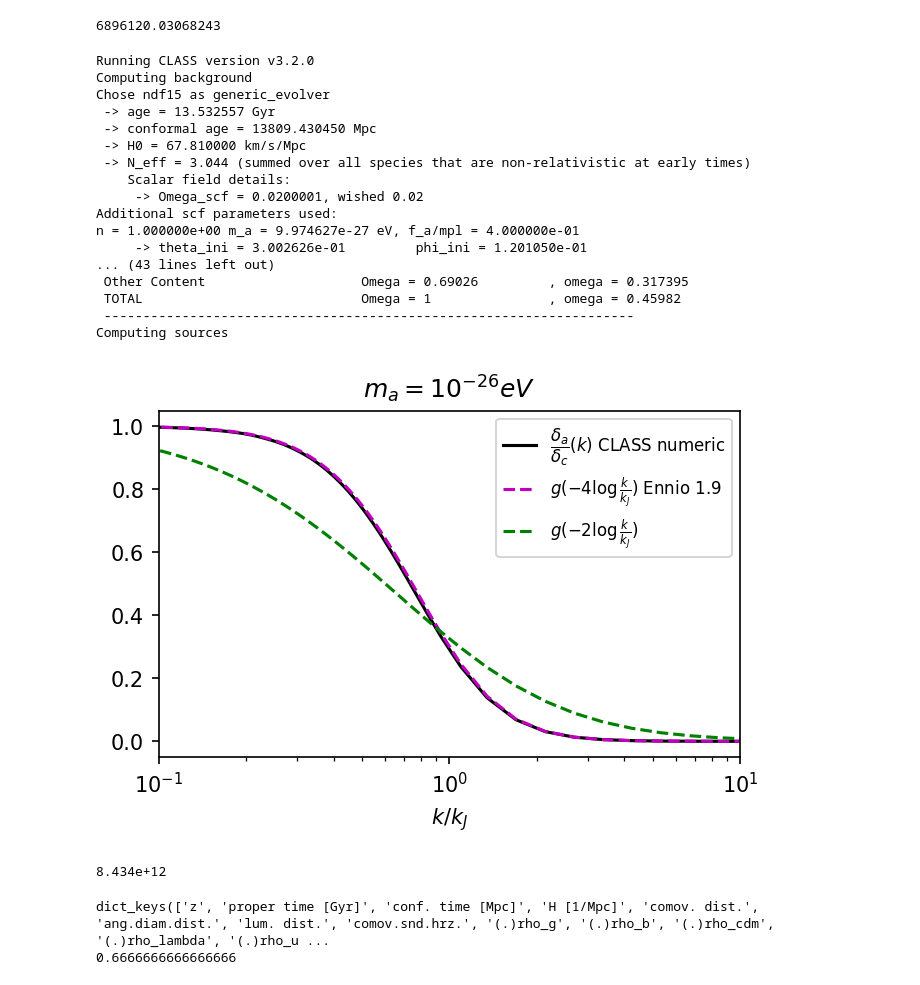
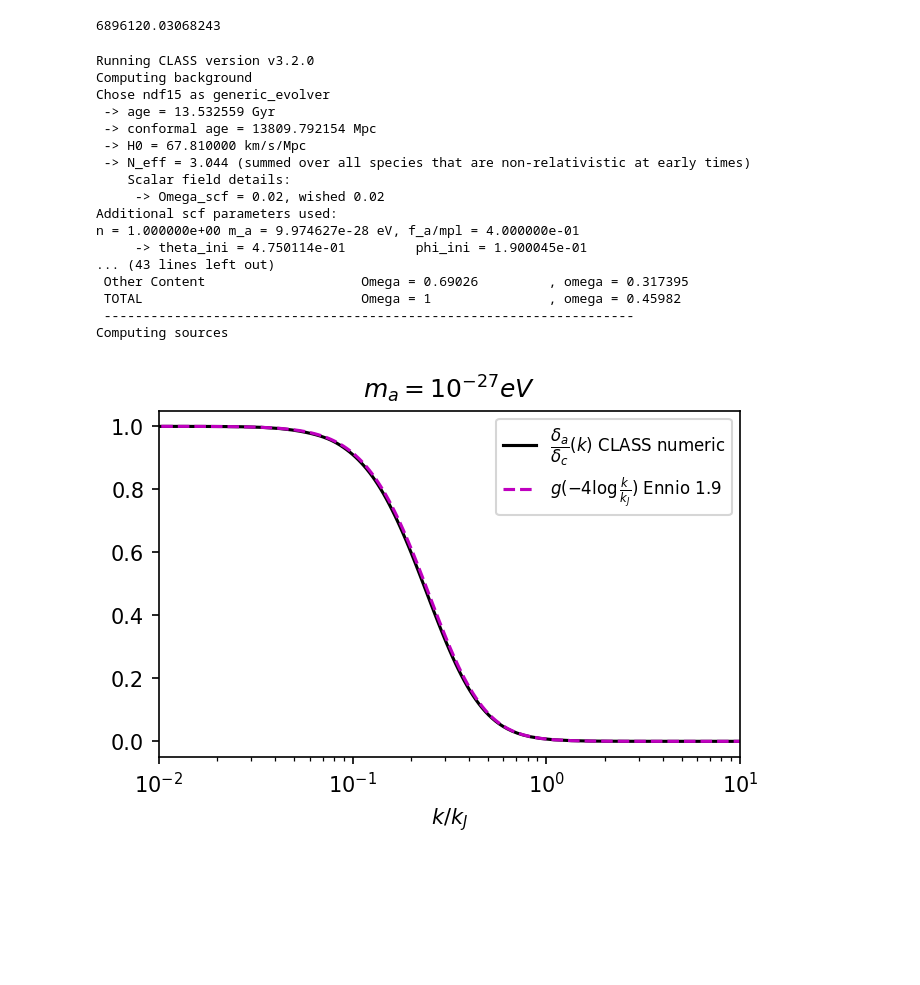
Before and after one commit to fverd/class, a Jupyter notebook: soundspeed-scripts/match_kJ.ipynb, the cells around one changed output. Drawn from its saved outputs; the diff is of its cells as text; code cells hidden in the pictures; blank space fills up the shorter version.

```diff
--- a/soundspeed-scripts/match_kJ.ipynb
+++ b/soundspeed-scripts/match_kJ.ipynb
@@ -32,7 +32,7 @@ print(1.e-26* _ev_to_HO_)
 chiCDM = Class()
 chiCDM.set(common_settings)
 
-m_ev = 1.e-26
+m_ev = 1.e-27
 chiCDM.set({
     'omega_cdm': 0.12,
     'scf_potential': 'axion',
@@ -70,15 +70,15 @@ pureCDM.compute()
 Running CLASS version v3.2.0
 Computing background
 Chose ndf15 as generic_evolver
- -> age = 13.532557 Gyr
- -> conformal age = 13809.430450 Mpc
+ -> age = 13.532559 Gyr
+ -> conformal age = 13809.792154 Mpc
  -> H0 = 67.810000 km/s/Mpc
  -> N_eff = 3.044 (summed over all species that are non-relativistic at early times)
     Scalar field details:
-     -> Omega_scf = 0.0200001, wished 0.02
+     -> Omega_scf = 0.02, wished 0.02
 Additional scf parameters used:
-n = 1.000000e+00 m_a = 9.974627e-27 eV, f_a/mpl = 4.000000e-01
-     -> theta_ini = 3.002626e-01         phi_ini = 1.201050e-01
+n = 1.000000e+00 m_a = 9.974627e-28 eV, f_a/mpl = 4.000000e-01
+     -> theta_ini = 4.750114e-01         phi_ini = 1.900045e-01
 ... (43 lines left out)
  Other Content                    Omega = 0.69026         , omega = 0.317395
  TOTAL                            Omega = 1               , omega = 0.45982
@@ -87,45 +87,32 @@ Computing sources
 # %%
 zeval = 0.5
 chi_tk_k = chiCDM.get_transfer(z=zeval)
 
 kEval=chi_tk_k['k (h/Mpc)']
 d_ax_k=-chi_tk_k['d_scf']
 d_cdm_k=-chi_tk_k['d_cdm']
 
 T_ratio_k =d_ax_k/ d_cdm_k
 
 def g_an(t):
     return  1 + 6 * np.exp(-t) * np.cos(np.sqrt(6) * np.exp(-t / 2)) * sici(np.sqrt(6) * np.exp(-t / 2))[1] - 3 * np.exp(-t) * np.pi * np.sin(np.sqrt(6) * np.exp(-t / 2)) + 6 * np.exp(-t) * np.sin(np.sqrt(6) * np.exp(-t / 2)) * sici(np.sqrt(6) * np.exp(-t / 2))[0]
 
 # H0p5 = Ha_chi_int(0.666)/0.666
 # kJ0p5 = np.sqrt(H0p5 * m_ax)/0.67810
 # kJest = np.sqrt(3.336e-04 * h * m_ev * 1.56e29)/h * (0.6666)**0.25
 
-# kJest =3.9e-4 * pow(m_ev*_ev_to_HO_,1/2) * pow(1/(1+0.5),1/4)
-kJest =8.4e12 * pow(m_ev/h,1/2) * 0.666**0.25
+kJest =3.9e-4 * pow(m_ev*_ev_to_HO_,1/2) * pow(1/(1+0.5),1/4)
+# kJest =8.4e12 * pow(m_ev/h,1/2) * 0.666**0.25
 
 plt.figure(figsize=(5,3), dpi=150)
 plt.plot(kEval, T_ratio_k,'k',label=r'$\dfrac{\delta_a}{\delta_c}(k)$ CLASS numeric')
 plt.plot(kEval, g_an(-4*np.log(kEval/(kJest))),'m--',label=r'$g(-4\log \frac{k}{k_J})$ Ennio 1.9')
 
-plt.plot(kEval, g_an(-2*np.log(kEval/(kJest))),'g--',label=r'$g(-2\log \frac{k}{k_J})$ ')
-
-
 plt.xscale('log')
 plt.xlabel(r'$k/k_J$')
 plt.legend(loc='upper right', fontsize=8)
-plt.xlim([1.e-1,1.e1])
-plt.title(r'$m_a = 10^{-26}eV$')
+plt.xlim([1.e-2,1.e1])
+plt.title(r'$m_a = 10^{-27}eV$')
 plt.show()
 # %% [output]
-[figure, old version]
+[figure, new version]
-# %%
-print(f'{3.9e-4 * pow(1.56e29/3.336e-4,1/2):.3e}')
-# %% [output]
-8.434e+12
-# %%
-print(np.array(chibck.keys()))
-print(1/(1.5))
-# %% [output]
-dict_keys(['z', 'proper time [Gyr]', 'conf. time [Mpc]', 'H [1/Mpc]', 'comov. dist.', 'ang.diam.dist.', 'lum. dist.', 'comov.snd.hrz.', '(.)rho_g', '(.)rho_b', '(.)rho_cdm', '(.)rho_lambda', '(.)rho_u ...
-0.6666666666666666
```
Also changed, not shown: parts of 5 cells of this notebook, 1 other file.
